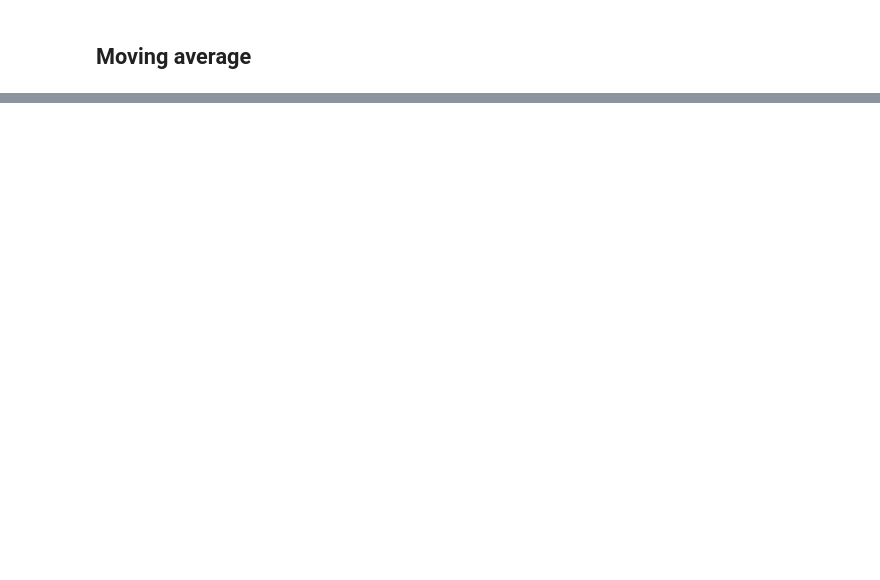
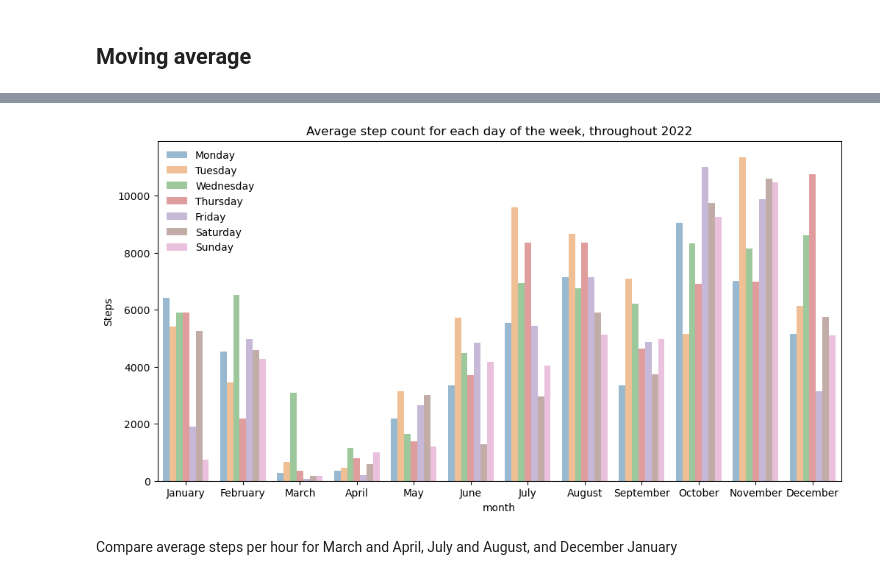
Before and after one commit to thecochenille/DataViz_moving_average_LisfrancRecovery, a Jupyter notebook: StepAnalysis.ipynb, the cells around one changed output, grey strips where cells are left out. Drawn from its saved outputs; the diff is of its cells as text; code cells hidden in the pictures; blank space fills up the shorter version.

```diff
--- a/StepAnalysis.ipynb
+++ b/StepAnalysis.ipynb
@@ -199,0 +218,3 @@ steps_by_date_filtered.plot(x='date', y='RollingMeanSteps14', title='Daily step
+# %%
+steps_by_date_by_dow=steps_by_date.groupby(['year','month',
+       'day_of_week'])['Steps'].mean().reset_index(name='Steps')
@@ -199,0 +241,22 @@ steps_by_date_filtered.plot(x='date', y='RollingMeanSteps14', title='Daily step
+# %%
+steps_by_date_by_dow2022=steps_by_date_by_dow.loc[steps_by_date_by_dow['year'] ==2022]
+# %%
+plt.figure(figsize=(12,6))
+
+ax=sns.barplot(x="month", y="Steps", hue='day_of_week', data=steps_by_date_by_dow2022, alpha=0.5)
+
+#x-axis month name
+month_names = [calendar.month_name[i] for i in range(1, 13)]
+ax.set_xticklabels(month_names)
+
+#legend day of the week names
+new_labels = ['Monday', 'Tuesday', 'Wednesday', 'Thursday', 'Friday', 'Saturday', 'Sunday']
+handles, _ = ax.get_legend_handles_labels()
+ax.legend(handles, new_labels, title="", title_fontsize="large",frameon=False)
+plt.title('Average step count for each day of the week, throughout 2022')
+plt.savefig('stepdayofweek2022.svg', bbox_inches = 'tight')
+plt.savefig('stepdayofweek2022.png',bbox_inches = 'tight',dpi=1200)
+# %% [output]
+[figure, added]
+# %% [markdown]
+Compare average steps per hour for March and April, July and August, and December January
```
Also changed, not shown: parts of 32 cells of this notebook, 14 other files.
